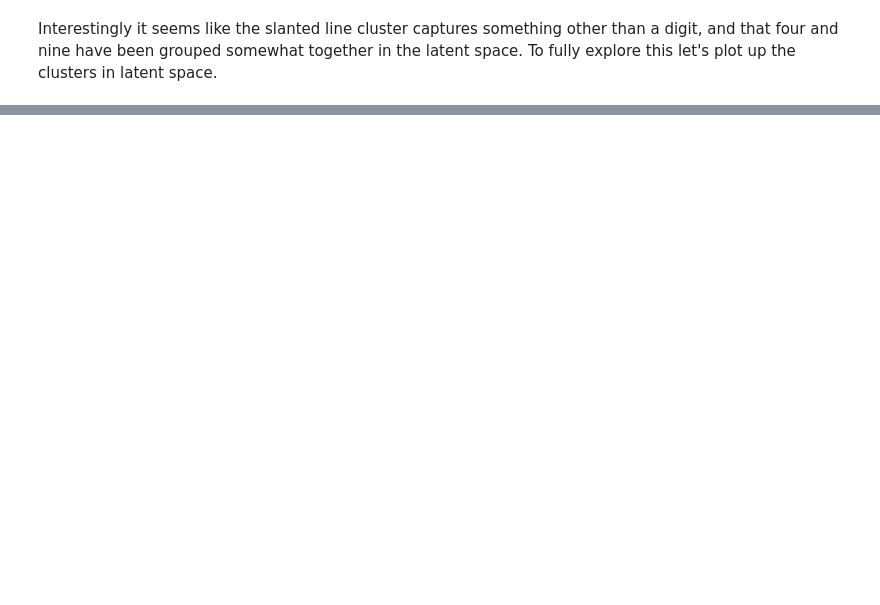
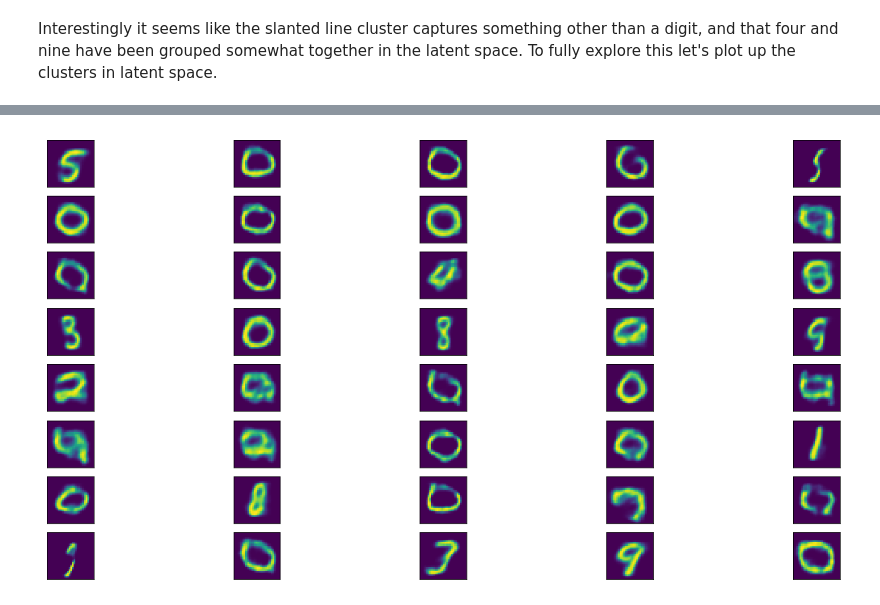
Before and after one commit to copperwire/clustering_cnn_representations, a Jupyter notebook: notebooks/VAE.ipynb, the cells around one changed output, grey strips where cells are left out. Drawn from its saved outputs; the diff is of its cells as text; code cells hidden in the pictures; blank space fills up the shorter version.

```diff
--- a/notebooks/VAE.ipynb
+++ b/notebooks/VAE.ipynb
@@ -286,0 +297,22 @@ Secondly there are two variations o
+# %%
+latent_dim = 10
+n_x = 8
+n_y = 5
+n_samples = n_x*n_y
+
+samples = np.random.normal(0, 1, size=(n_samples, latent_dim))
+generated_images = decoder.predict(samples).reshape((n_samples, 28, 28))
+
+
+fig, ax = plt.subplots(int(n_samples/n_y), int(n_samples/n_x), figsize=(20, 10))
+ax_dim = ax.shape
+
+generated_images = generated_images.reshape((ax_dim[0], ax_dim[1], 28, 28))
+
+for i in range(ax_dim[0]):
+    for j in range(ax_dim[1]):
+        ax[i][j].imshow(generated_images[i][j])
+        ax[i][j].set_xticks([])
+        ax[i][j].set_yticks([])
+# %% [output]
+[figure, added]
```
Also changed, not shown: parts of 10 cells of this notebook.
